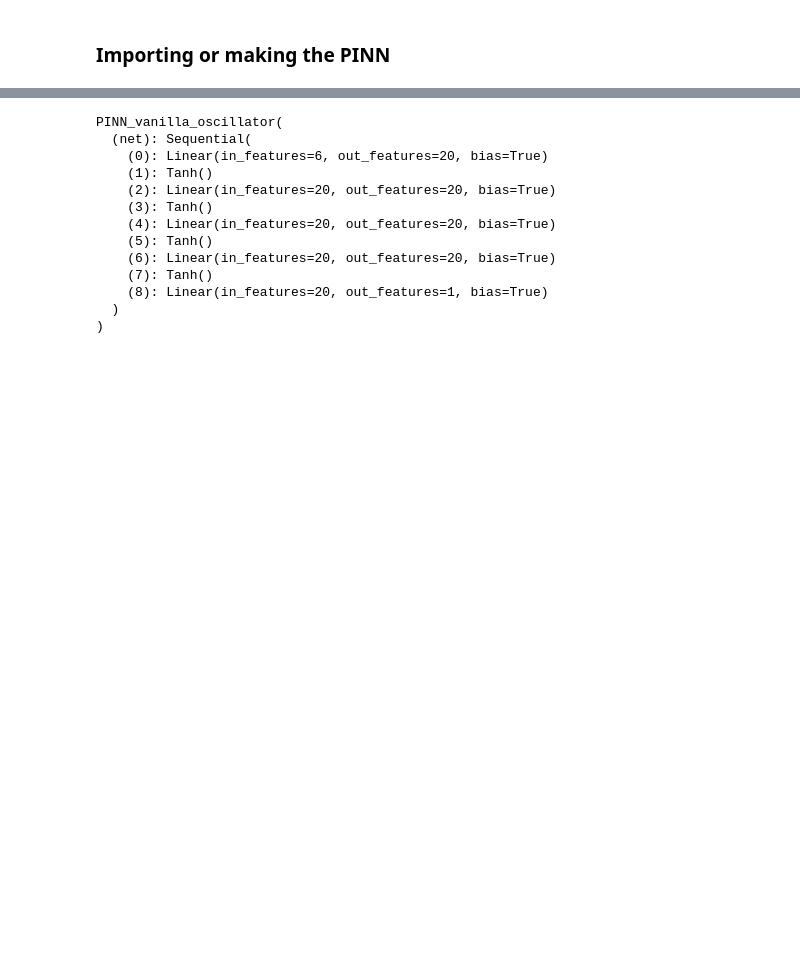
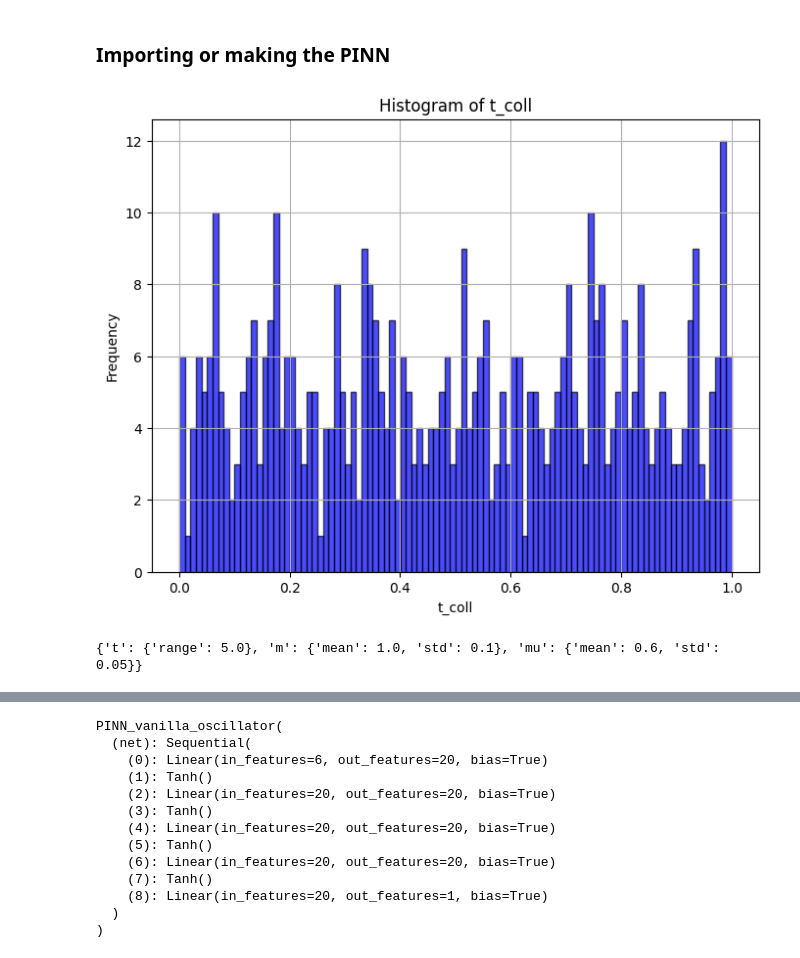
Before and after one commit to jolu2111/Master_thesis, a Jupyter notebook: Code/05_Normalization.ipynb, the cells around one changed output, grey strips where cells are left out. Cells and saved outputs as stored; diff of their text form; code cells hidden in the pictures; blank space fills up the shorter version.

```diff
--- a/Code/05_Normalization.ipynb
+++ b/Code/05_Normalization.ipynb
@@ -29,3 +40,17 @@ params=initialize_param(500,distribute=['m','mu'],specs=specs, normalize=True)
+# %%
+plt.figure(figsize=(8, 6))
+plt.hist(params['t_coll'].detach().numpy(), bins=100, color='blue', alpha=0.7, edgecolor='black')
+plt.title('Histogram of t_coll')
+plt.xlabel('t_coll')
+plt.ylabel('Frequency')
+plt.grid(True)
+plt.show()
+# %% [output]
+[figure, added]
+# %%
+print(params['norm_info'])
+# %% [output]
+{'t': {'range': 5.0}, 'm': {'mean': 1.0, 'std': 0.1}, 'mu': {'mean': 0.6, 'std': 0.05}}
 # %%
 mass_mu_model = PINN_vanilla_oscillator(hidden_size=20, hidden_layers=3)
 optimizer = optim.Adam(mass_mu_model.parameters(), lr=0.001)
```
Also changed, not shown: parts of 20 cells of this notebook, 8 other files.
